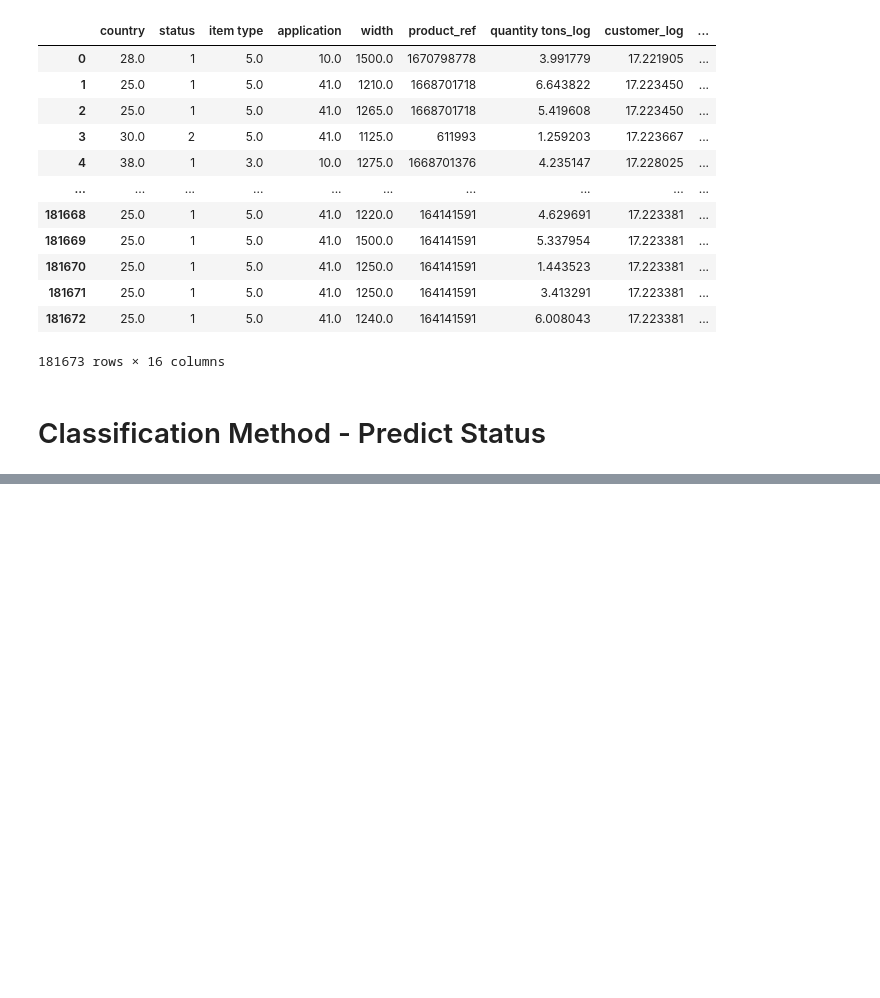
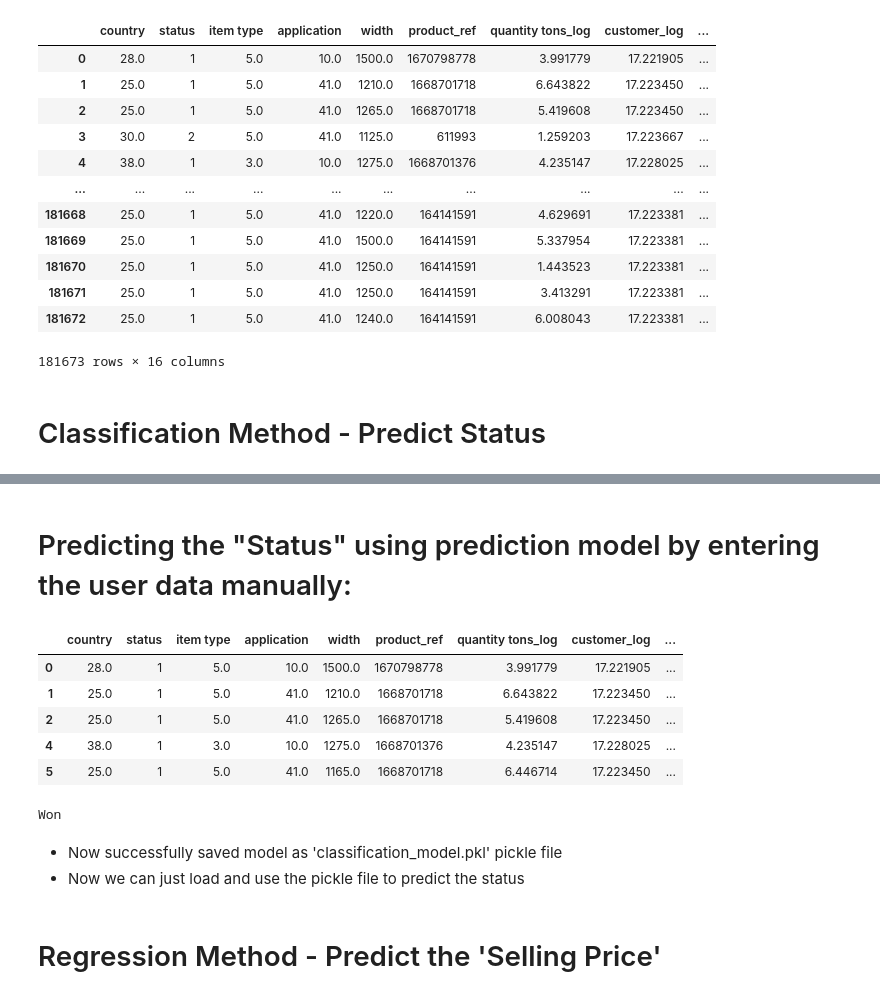
Before and after one commit to vishwasbasotra/Industrial-Copper-Modeling, a Jupyter notebook: Industrial Copper Modeling.ipynb, the cells around one changed output, grey strips where cells are left out. Saved outputs shown, nothing was run; the diff lists cells and outputs as text; code cells hidden in the pictures; blank space fills up the shorter version.

```diff
--- a/Industrial Copper Modeling.ipynb
+++ b/Industrial Copper Modeling.ipynb
@@ -1040,0 +1041,20 @@ plt.show()
+# %% [markdown]
+# Predicting the "Status" using prediction model by entering the user data manually:
+# %%
+df_c.head()
+# %% [output]
+|  | country | status | item type | application | width | product_ref | quantity tons_log | customer_log | ... |
+| 0 | 28.0 | 1 | 5.0 | 10.0 | 1500.0 | 1670798778 | 3.991779 | 17.221905 | ... |
+| 1 | 25.0 | 1 | 5.0 | 41.0 | 1210.0 | 1668701718 | 6.643822 | 17.223450 | ... |
+| 2 | 25.0 | 1 | 5.0 | 41.0 | 1265.0 | 1668701718 | 5.419608 | 17.223450 | ... |
+| 4 | 38.0 | 1 | 3.0 | 10.0 | 1275.0 | 1668701376 | 4.235147 | 17.228025 | ... |
+| 5 | 25.0 | 1 | 5.0 | 41.0 | 1165.0 | 1668701718 | 6.446714 | 17.223450 | ... |
+# %%
+user_data = np.array([[30, 6, 28, 952, 628377, 5.9, 17.22, 0.50, 8.23, 4, 11, 2021, 12, 2, 2022]])
+y_p = model.predict(user_data)
+if y_p:
+    print('Won')
+else:
+    print('Lose')
+# %% [output]
+Won
@@ -1040,0 +1064,5 @@ plt.show()
+# %% [markdown]
+* Now successfully saved model as 'classification_model.pkl' pickle file
+* Now we can just load and use the pickle file to predict the status
+# %% [markdown]
+# Regression Method - Predict the 'Selling Price'
```
Also changed, not shown: parts of 63 cells of this notebook.
